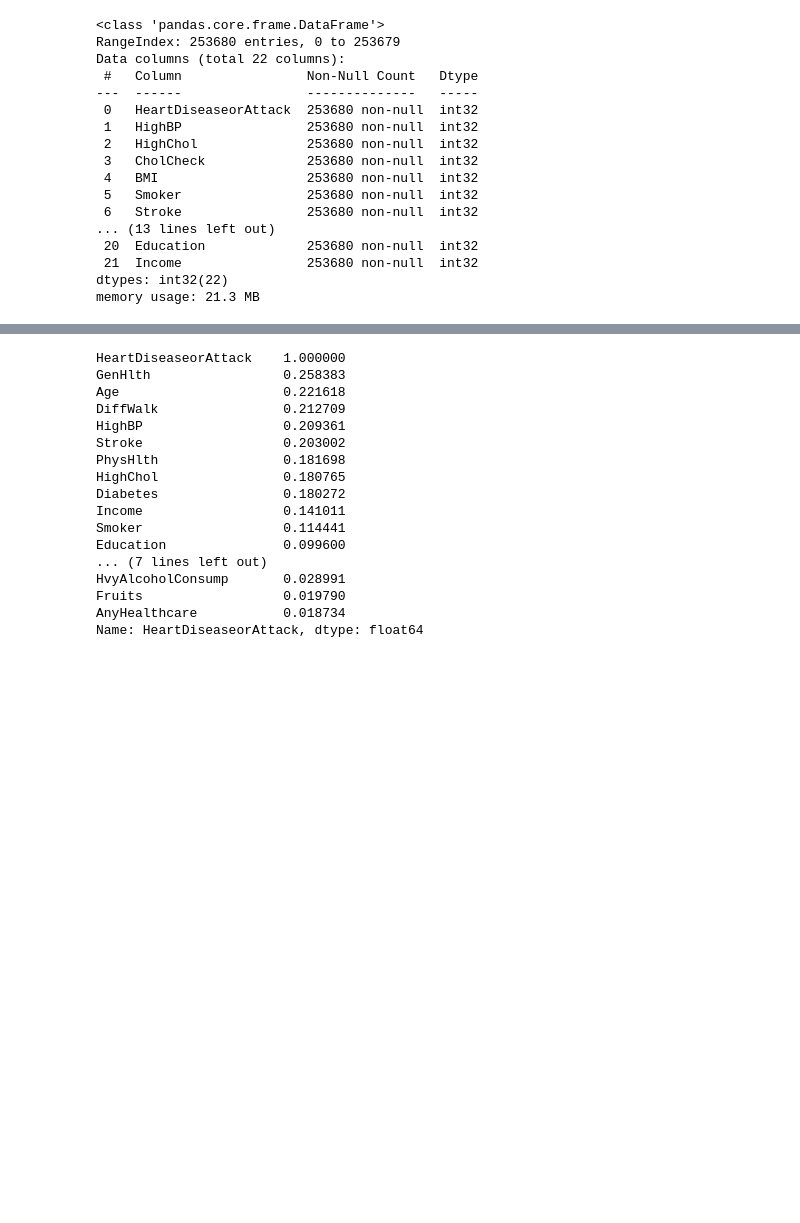
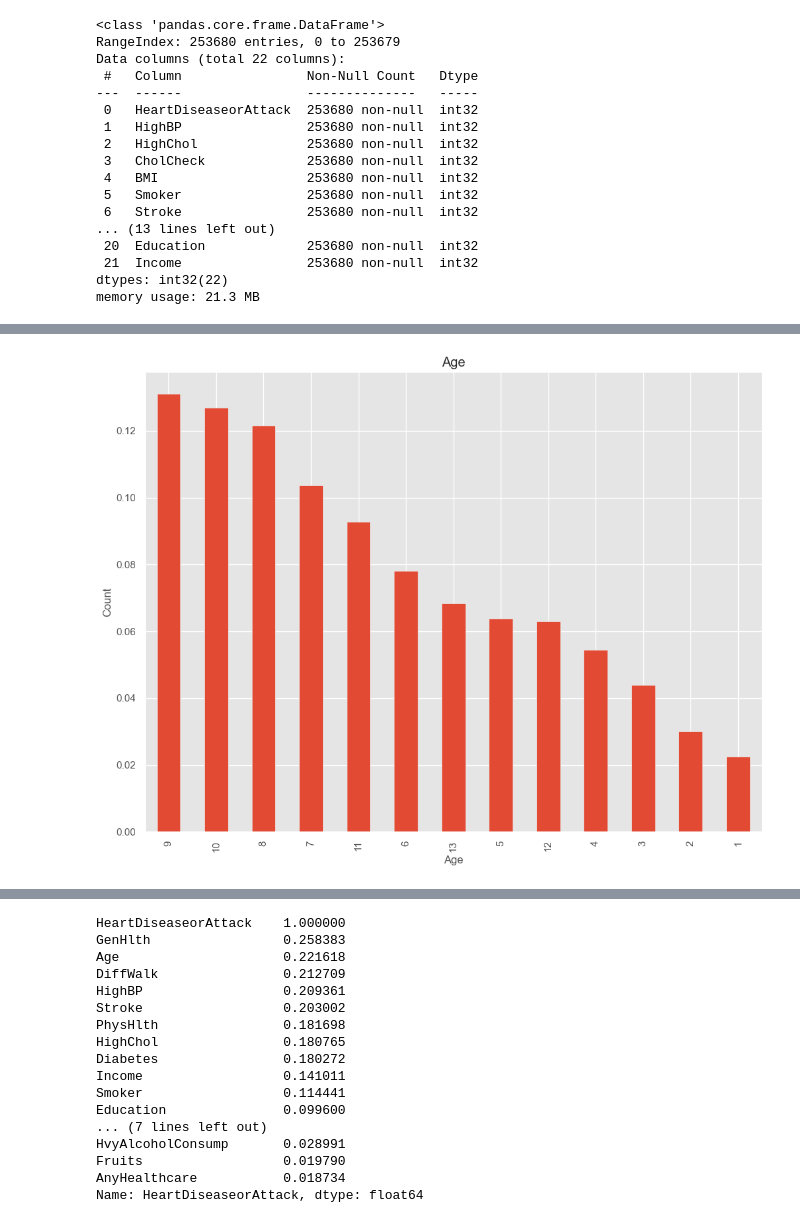
Before and after one commit to RobinMurk/Heart_attack_risk_analysis, a Jupyter notebook: Heart_disease_analysis.ipynb, the cells around one changed output, grey strips where cells are left out. Drawn from its saved outputs; the diff is of its cells as text; code cells hidden in the pictures; blank space fills up the shorter version.

```diff
--- a/Heart_disease_analysis.ipynb
+++ b/Heart_disease_analysis.ipynb
@@ -73,0 +116,9 @@ memory usage: 21.3 MB
+# %%
+#age plot
+data['Age'].value_counts(normalize=True).plot(kind="bar")
+plt.xlabel('Age')
+plt.ylabel('Count')
+plt.title('Age')
+plt.show()
+# %% [output]
+[figure, added]
```
Also changed, not shown: parts of 23 cells of this notebook, 2 other files.
